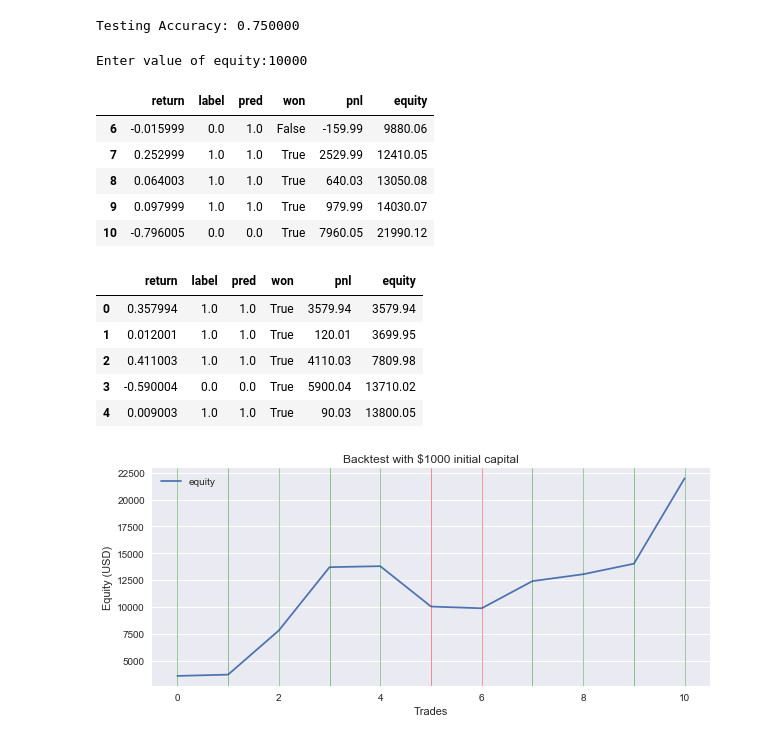
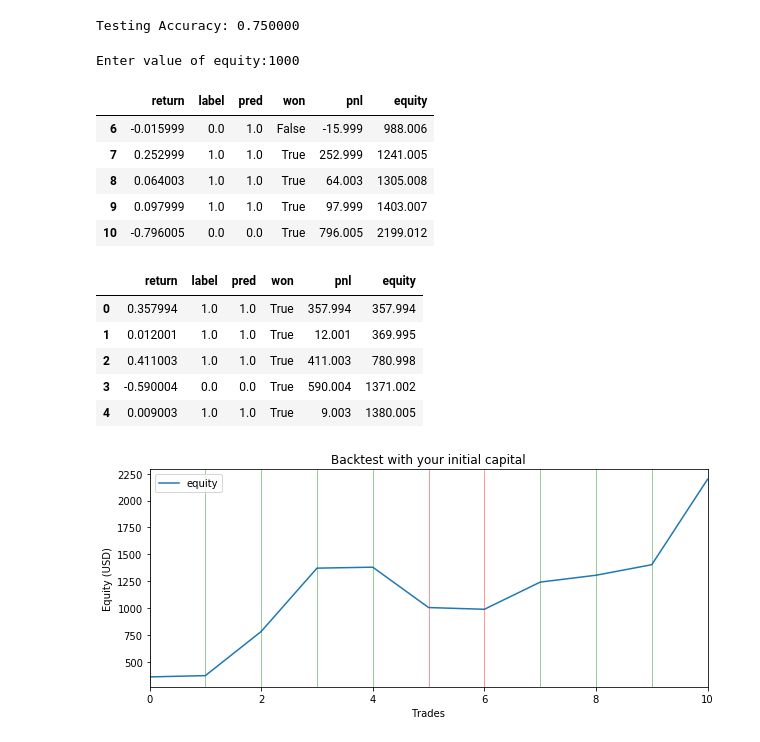
Before and after one commit to yatin26/forex-ws, a Jupyter notebook: site/py doc/EURINR/EURINR2years.ipynb, the cells around one changed output. Cells and saved outputs as stored; diff of their text form; code cells hidden in the pictures.

```diff
--- a/site/py doc/EURINR/EURINR2years.ipynb
+++ b/site/py doc/EURINR/EURINR2years.ipynb
@@ -6,7 +6,5 @@ import matplotlib.pyplot as plt
 import seaborn as sns
 from IPython.core.display import display
 %matplotlib inline
-# %%
-plt.style.use('seaborn')
 # %%
 df = pd.read_csv("EURINR=X.csv")
@@ -82,46 +70,46 @@ commission = 0.0
 
 
 df_trade = pd.DataFrame(train_x[train_len:,-1], columns=['return'])
 df_trade['label']  = train_y[train_len:]
 df_trade['pred']   = pred
 df_trade['won']    = df_trade['label'] == df_trade['pred']
 df_trade['return'] = df_trade['return'].shift(-1) * return_range
 df_trade.drop(df_trade.index[len(df_trade)-1], inplace=True)
 
 def calc_profit(row):
     if row['won']:
         return abs(row['return'])*contracts - commission
     else:
         return -abs(row['return'])*contracts - commission
 
 df_trade['pnl'] = df_trade.apply(lambda row: calc_profit(row), axis=1)
 df_trade['equity'] = df_trade['pnl'].cumsum()
 
 display(df_trade.tail())
-df_trade.plot(y='equity', figsize=(10,4), title='Backtest with $1000 initial capital')
+df_trade.plot(y='equity', figsize=(10,4), title='Backtest with your initial capital')
 plt.xlabel('Trades')
 plt.ylabel('Equity (USD)')
 for r in df_trade.iterrows():
     if r[1]['won']:
         plt.axvline(x=r[0], linewidth=0.5, alpha=0.8, color='g')
     else:
         plt.axvline(x=r[0], linewidth=0.5, alpha=0.8, color='r')
 display(df_trade.head())
 # %% [output]
-Enter value of equity:10000
+Enter value of equity:1000
 |  | return | label | pred | won | pnl | equity |
-| 6 | -0.015999 | 0.0 | 1.0 | False | -159.99 | 9880.06 |
-| 7 | 0.252999 | 1.0 | 1.0 | True | 2529.99 | 12410.05 |
-| 8 | 0.064003 | 1.0 | 1.0 | True | 640.03 | 13050.08 |
-| 9 | 0.097999 | 1.0 | 1.0 | True | 979.99 | 14030.07 |
-| 10 | -0.796005 | 0.0 | 0.0 | True | 7960.05 | 21990.12 |
+| 6 | -0.015999 | 0.0 | 1.0 | False | -15.999 | 988.006 |
+| 7 | 0.252999 | 1.0 | 1.0 | True | 252.999 | 1241.005 |
+| 8 | 0.064003 | 1.0 | 1.0 | True | 64.003 | 1305.008 |
+| 9 | 0.097999 | 1.0 | 1.0 | True | 97.999 | 1403.007 |
+| 10 | -0.796005 | 0.0 | 0.0 | True | 796.005 | 2199.012 |
 |  | return | label | pred | won | pnl | equity |
-| 0 | 0.357994 | 1.0 | 1.0 | True | 3579.94 | 3579.94 |
-| 1 | 0.012001 | 1.0 | 1.0 | True | 120.01 | 3699.95 |
-| 2 | 0.411003 | 1.0 | 1.0 | True | 4110.03 | 7809.98 |
-| 3 | -0.590004 | 0.0 | 0.0 | True | 5900.04 | 13710.02 |
-| 4 | 0.009003 | 1.0 | 1.0 | True | 90.03 | 13800.05 |
+| 0 | 0.357994 | 1.0 | 1.0 | True | 357.994 | 357.994 |
+| 1 | 0.012001 | 1.0 | 1.0 | True | 12.001 | 369.995 |
+| 2 | 0.411003 | 1.0 | 1.0 | True | 411.003 | 780.998 |
+| 3 | -0.590004 | 0.0 | 0.0 | True | 590.004 | 1371.002 |
+| 4 | 0.009003 | 1.0 | 1.0 | True | 9.003 | 1380.005 |
-[figure, old version]
+[figure, new version]
 # %%
 # Calculate summary of trades
 
```
Also changed, not shown: parts of 3 cells of this notebook, 5 other files.
